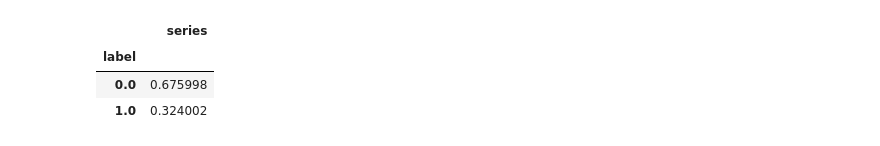
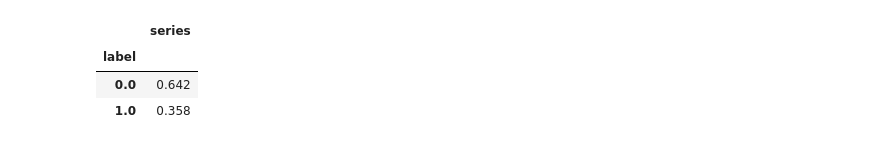
Before and after one commit to secretaria-ICA/proj_final_bimaster, a Jupyter notebook: benchmark_model.ipynb, the cells around one changed output. Cells and saved outputs as stored; diff of their text form; code cells hidden in the pictures.

```diff
--- a/benchmark_model.ipynb
+++ b/benchmark_model.ipynb
@@ -137,9 +166,9 @@ F1 Score: 0.0642943097816744
 # %%
-df_train = preprocess.read_dataset_from_parquet("data/train_dataset/BBANBDS_21_MACD_12_26_9_AD/train_data.parquet")
+df_train = preprocess.read_dataset_from_parquet("data/train_dataset/Sinais-com-historico/train_data.parquet")
 
-df_train.groupby('label').count()/len(df_train)
+df_train.iloc[:1000].groupby('label').count()/1000
 # %% [output]
 |  | series |
 | label |  |
-| 0.0 | 0.675998 |
-| 1.0 | 0.324002 |
+| 0.0 | 0.642 |
+| 1.0 | 0.358 |
```
Also changed, not shown: parts of 6 cells of this notebook, 8 other files.
